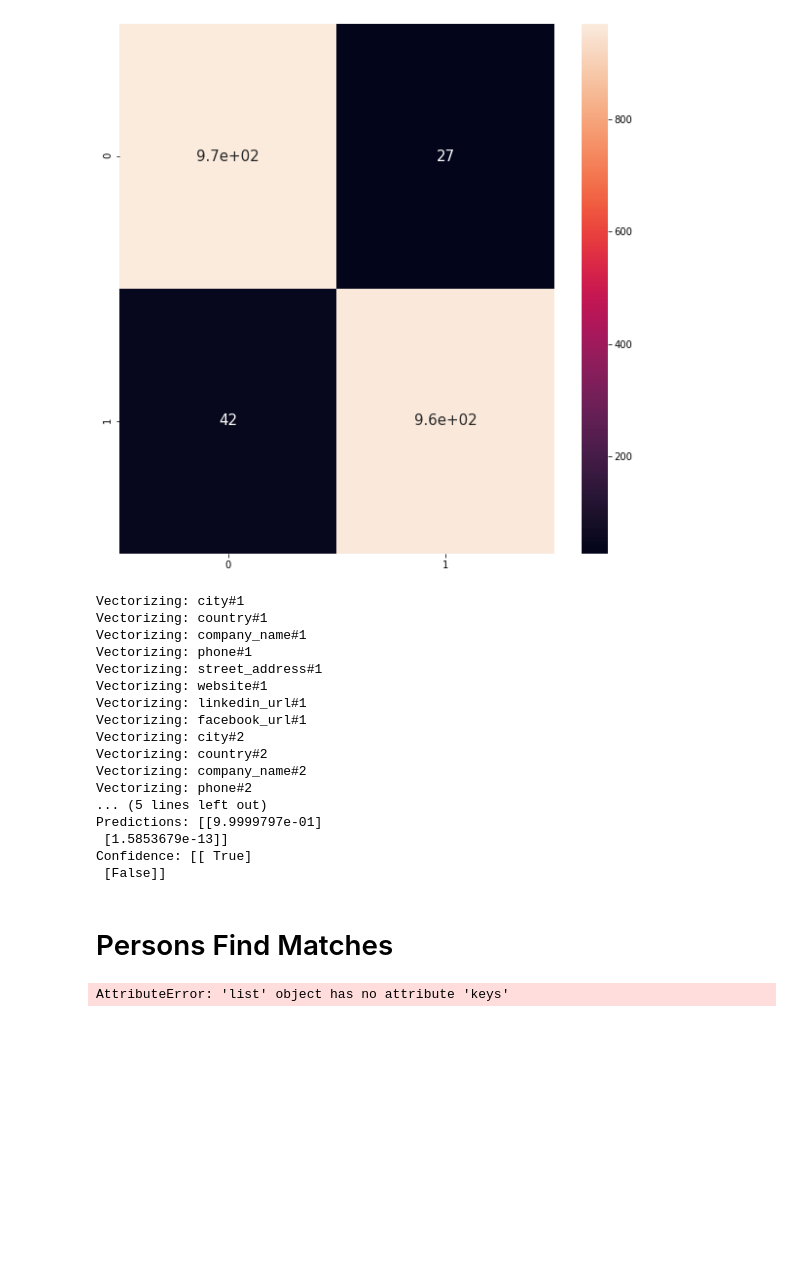
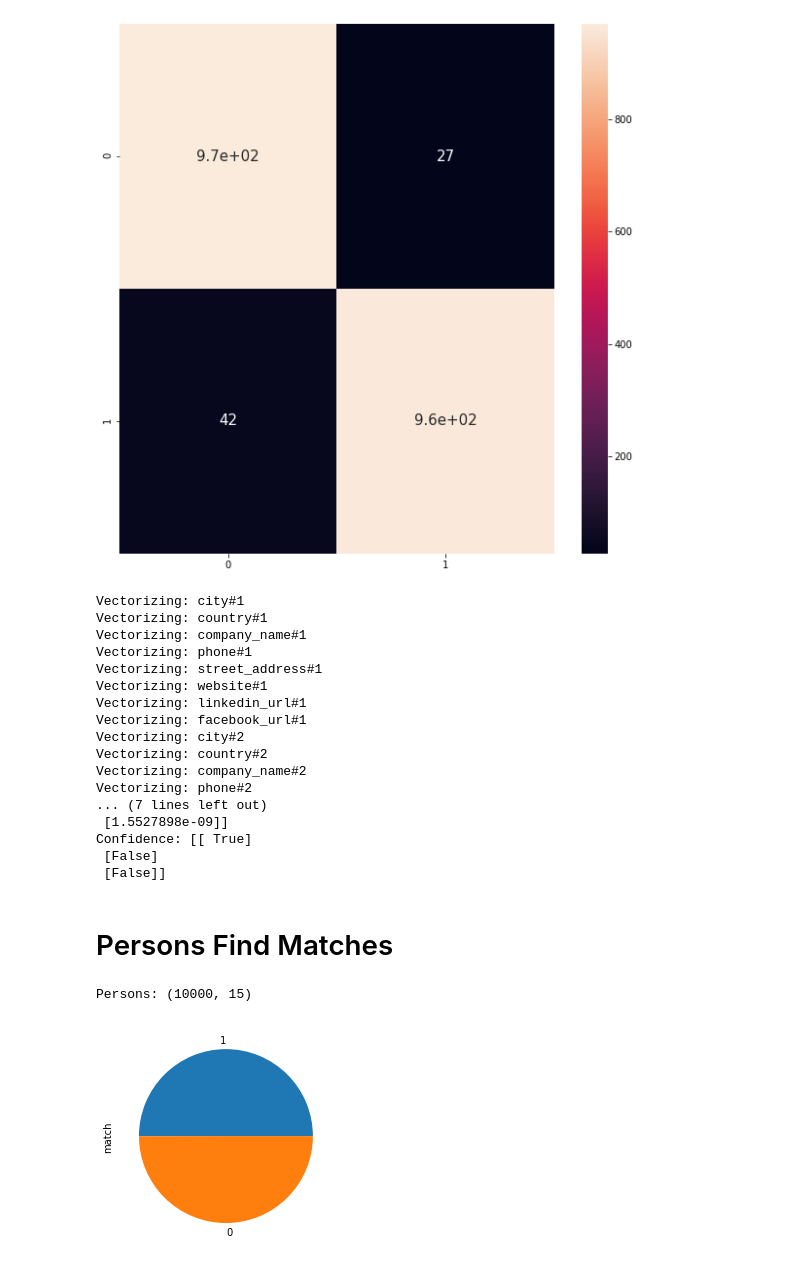
Before and after one commit to MartinCastroAlvarez/python-deep-learning-algorithms, a Jupyter notebook: matching.ipynb, the cells around one changed output. Cells and saved outputs as stored; diff of their text form; code cells hidden in the pictures; blank space fills up the shorter version.

```diff
--- a/matching.ipynb
+++ b/matching.ipynb
@@ -1021,11 +1021,31 @@ predictions: list = predict_find_matches(
         "website#2": "www.taco-bell.com",
         "linkedin_url#2": "https://www.linkedin.com/u/taco",
         "facebook_url#2": "https://www.facebook.com/user/taco",
+    }, {
+        # Company 1
+        "city#1": "San Francisco",
+        "country#1": "USA",
+        "company_name#1": "Airbnb",
+        "phone#1": "120-403-4032",
+        "street_address#1": "960 Air Ave.",
+        "website#1": "www.airbnb.com",
+        "linkedin_url#1": "https://www.linkedin.com/u/airbnb",
+        "facebook_url#1": "https://www.facebook.com/user/airbnb",
+        # Company 2
+        "city#2": "Canada",
+        "country#2": "Canada",
+        "company_name#2": "McDonalds",
+        "phone#2": "432-435-6539",
+        "street_address#2": "43 Other Av.",
+        "website#2": "www.mcdonalds.com",
+        "linkedin_url#2": "https://www.linkedin.com/u/mcdonalds",
+        "facebook_url#2": "https://www.facebook.com/user/mcdonalds",
     }],
     confidence=0.99,
 )
 assert predictions[0][0]
 assert not predictions[1][0]
+assert not predictions[2][0]
 # %% [output]
 Vectorizing: city#1
 Vectorizing: country#1
@@ -1039,10 +1059,10 @@ Vectorizing: city#2
 Vectorizing: country#2
 Vectorizing: company_name#2
 Vectorizing: phone#2
-... (5 lines left out)
-Predictions: [[9.9999797e-01]
- [1.5853679e-13]]
+... (7 lines left out)
+ [1.5527898e-09]]
 Confidence: [[ True]
+ [False]
  [False]]
 # %% [markdown]
 # Persons Find Matches
@@ -1050,34 +1070,56 @@ Confidence: [[ True]
 raw_persons_dataframe: pd.DataFrame = generate_random_persons(
     total=9900,
     nulls=.01,
     mutability=.01,
     matches=.5,
     relevance=50,
     feedback=[
         (
             {
                 "city": "San Francisco",
                 "country": "USA",
                 "name": "John Connor",
                 "phone": "120-403-4032",
                 "street_address": "960 Air Ave.",
                 "linkedin_url": "https://www.linkedin.com/u/john.connor",
                 "facebook_url": "https://www.facebook.com/user/john.connor",
             },
             {
                 "city": "San Francisco",
                 "country": "USA",
                 "name": "John Conor",
                 "phone": "120-403-4032",
                 "street_address": "960 Air Ave.",
                 "linkedin_url": "https://www.linkedin.com/u/john.connor",
                 "facebook_url": "https://www.facebook.com/user/john.connor",
             },
             1
-        )
+        ),
+        (
+            {
+                "city": "San Francisco",
+                "country": "USA",
+                "name": "John Connor",
+                "phone": "120-403-4032",
+                "street_address": "960 Air Ave.",
+                "linkedin_url": "https://www.linkedin.com/u/john.connor",
+                "facebook_url": "https://www.facebook.com/user/john.connor",
+            },
+            {
+                "city": "Los Angeles",
+                "country": "USA",
+                "name": "Sarah Connor",
+                "phone": "230-304-4322",
+                "street_address": "234 Water St.",
+                "linkedin_url": "https://www.linkedin.com/u/sarah.connor",
+                "facebook_url": "https://www.facebook.com/user/sarah.connor",
+            },
+            0
+        ),
     ]
 )
 # %% [output]
-AttributeError: 'list' object has no attribute 'keys'
+Persons: (10000, 15)
+[figure, added]
 # %%
 raw_persons_dataframe.head(10)
```
Also changed, not shown: parts of 7 cells of this notebook.
